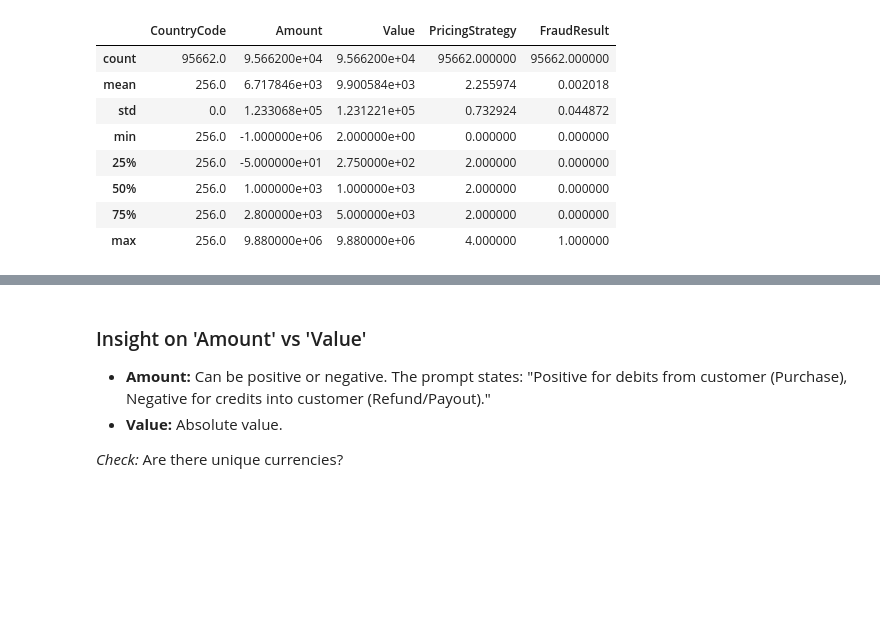
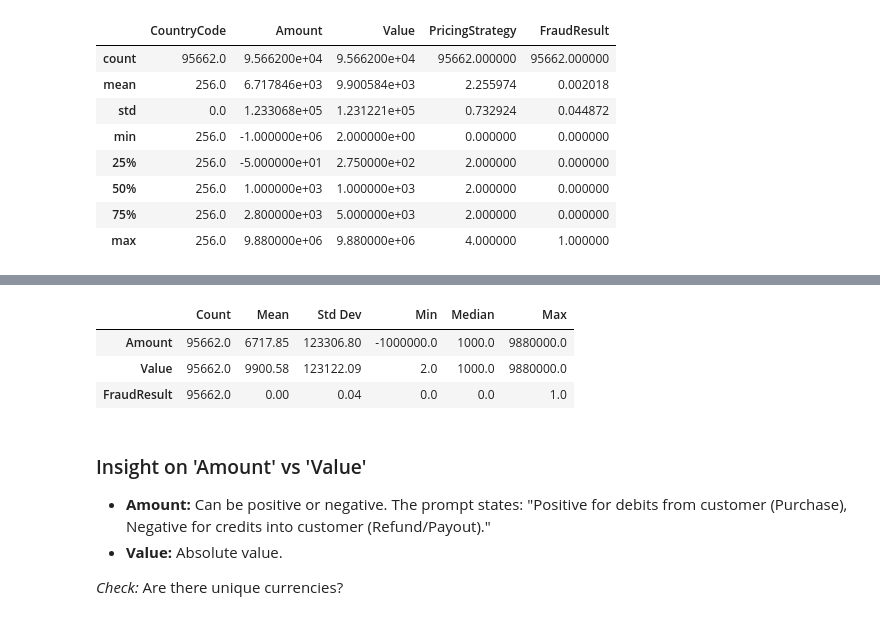
Before and after one commit to binia01/Credit-Risk-Probability-Model, a Jupyter notebook: notebooks/eda.ipynb, the cells around one changed output, grey strips where cells are left out. Cells and saved outputs as stored; diff of their text form; code cells hidden in the pictures; blank space fills up the shorter version.

Commit message:
Add summary statistics to the eda

```diff
--- a/notebooks/eda.ipynb
+++ b/notebooks/eda.ipynb
@@ -88,6 +88,20 @@ display(df.describe(include=['object']))
 | unique | 95662 | 94809 | 3633 | 3627 | 3742 | 1 | 6 | 23 | ... |
 | top | TransactionId_35670 | BatchId_67019 | AccountId_4841 | SubscriptionId_3829 | CustomerId_7343 | UGX | ProviderId_4 | ProductId_6 | ... |
 | freq | 1 | 28 | 30893 | 32630 | 4091 | 95662 | 38189 | 32635 | ... |
+# %%
+# Create a clean summary table for the report
+summary_stats = df[['Amount', 'Value', 'FraudResult']].describe().round(2)
+
+# Transpose for better readability in the report
+summary_table = summary_stats.T[['count', 'mean', 'std', 'min', '50%', 'max']]
+summary_table.columns = ['Count', 'Mean', 'Std Dev', 'Min', 'Median', 'Max']
+
+display(summary_table)
+# %% [output]
+|  | Count | Mean | Std Dev | Min | Median | Max |
+| Amount | 95662.0 | 6717.85 | 123306.80 | -1000000.0 | 1000.0 | 9880000.0 |
+| Value | 95662.0 | 9900.58 | 123122.09 | 2.0 | 1000.0 | 9880000.0 |
+| FraudResult | 95662.0 | 0.00 | 0.04 | 0.0 | 0.0 | 1.0 |
 # %% [markdown]
 ### Insight on 'Amount' vs 'Value'
 *   **Amount:** Can be positive or negative. The prompt states: "Positive for debits from customer (Purchase), Negative for credits into customer (Refund/Payout)."
```
Also changed, not shown: parts of 1 cell of this notebook.
